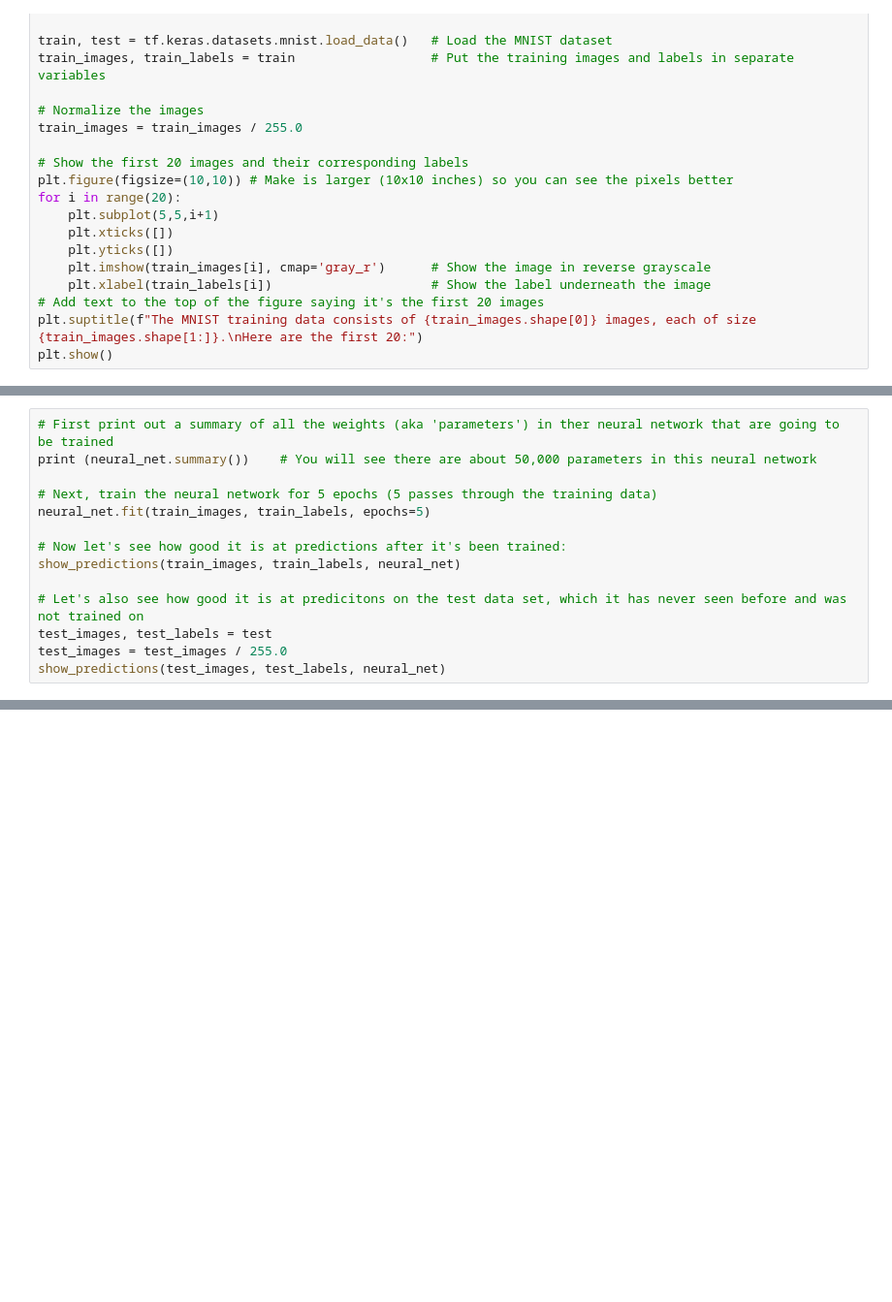
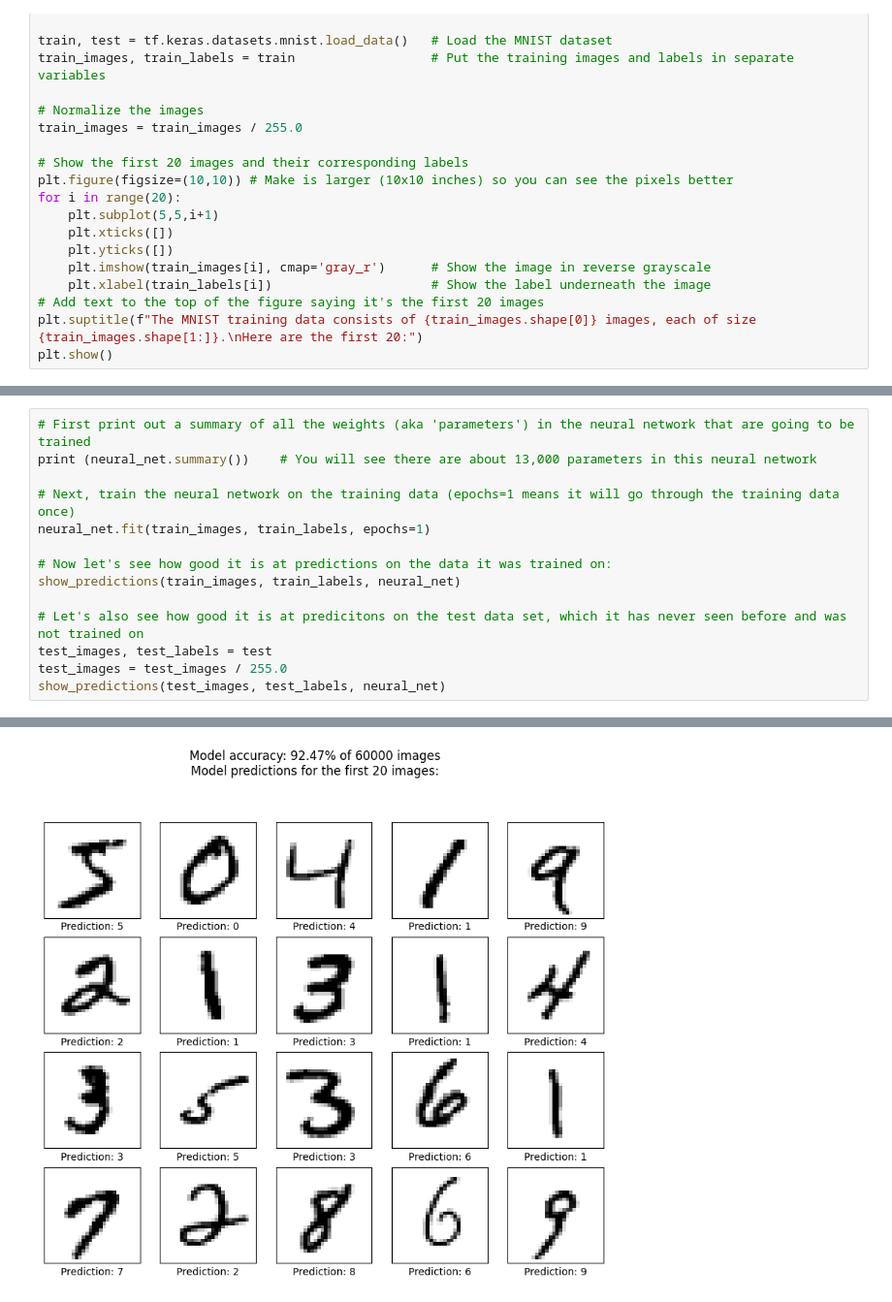
Before and after one commit to marcshepard/teaching-data-science, a Jupyter notebook: intro-to-neural-nets.ipynb, the cells around one changed output, grey strips where cells are left out. Shown at 97% size. Drawn from its saved outputs; the diff is of its cells as text; blank space fills up the shorter version.

```diff
--- a/intro-to-neural-nets.ipynb
+++ b/intro-to-neural-nets.ipynb
@@ -122,14 +125,15 @@ To make the model work better, we first need to train it. Let's try training it
 # %%
-# First print out a summary of all the weights (aka 'parameters') in ther neural network that are going to be trained
-print (neural_net.summary())    # You will see there are about 50,000 parameters in this neural network
+# First print out a summary of all the weights (aka 'parameters') in the neural network that are going to be trained
+print (neural_net.summary())    # You will see there are about 13,000 parameters in this neural network
 
-# Next, train the neural network for 5 epochs (5 passes through the training data)
-neural_net.fit(train_images, train_labels, epochs=5)
+# Next, train the neural network on the training data (epochs=1 means it will go through the training data once)
+neural_net.fit(train_images, train_labels, epochs=1)
 
-# Now let's see how good it is at predictions after it's been trained:
+# Now let's see how good it is at predictions on the data it was trained on:
 show_predictions(train_images, train_labels, neural_net)
 
 # Let's also see how good it is at predicitons on the test data set, which it has never seen before and was not trained on
 test_images, test_labels = test
 test_images = test_images / 255.0
 show_predictions(test_images, test_labels, neural_net)
+# %% [output]
@@ -135,0 +159 @@ show_predictions(test_images, test_labels, neural_net)
+[figure, added]
```
Also changed, not shown: parts of 9 cells of this notebook, 11 other files.
